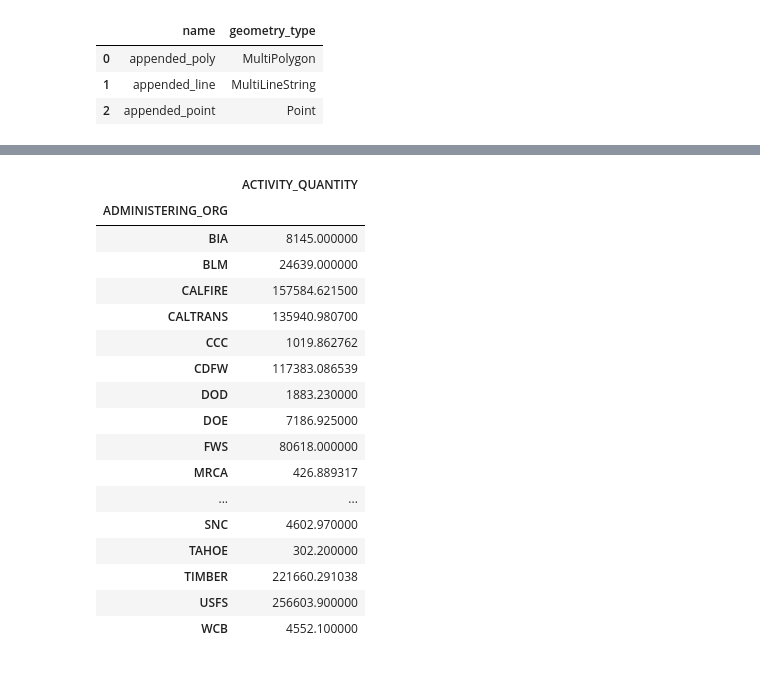
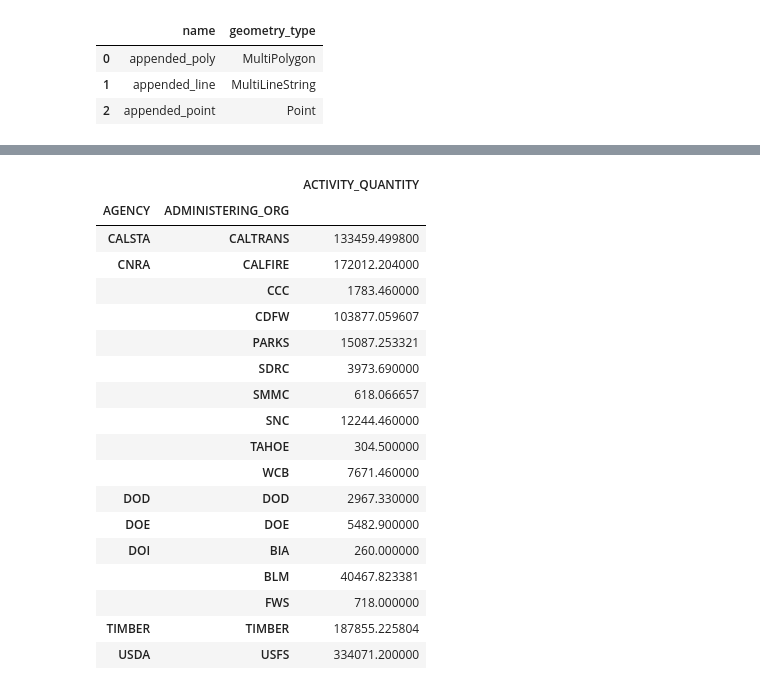
Before and after one commit to klinucsd/interagency-tracking-system, a Jupyter notebook: notebooks/Append.ipynb, the cells around one changed output, grey strips where cells are left out. Saved outputs shown, nothing was run; the diff lists cells and outputs as text; code cells hidden in the pictures.

```diff
--- a/notebooks/Append.ipynb
+++ b/notebooks/Append.ipynb
@@ -319,2 +348,2 @@ D:\WORK\wildfire\Interagency-Tracking-System\its\ITSGDB_backup\tmp\reports.gdb
 # %%
-activity_report_gdf = gpd.read_file(report_path, driver='OpenFileGDB', layer='activity_report20250609')
+#activity_report_gdf = gpd.read_file(report_path, driver='OpenFileGDB', layer='activity_report20250714')
@@ -321,21 +387,22 @@ activity_report_gdf = gpd.read_file(report_path, driver='OpenFileGDB', layer='ac
 # %%
-activity_report_gdf[activity_report_gdf.Year_txt == '2023'].groupby(['ADMINISTERING_ORG']).sum('ACTIVITY_QUANTITY')
+activity_report_gdf[activity_report_gdf.Year_txt == '2024'].groupby(['AGENCY', 'ADMINISTERING_ORG']).sum('ACTIVITY_QUANTITY')
 # %% [output]
-|  | ACTIVITY_QUANTITY |
-| ADMINISTERING_ORG |  |
-| BIA | 8145.000000 |
-| BLM | 24639.000000 |
-| CALFIRE | 157584.621500 |
-| CALTRANS | 135940.980700 |
-| CCC | 1019.862762 |
-| CDFW | 117383.086539 |
-| DOD | 1883.230000 |
-| DOE | 7186.925000 |
-| FWS | 80618.000000 |
-| MRCA | 426.889317 |
-| ... | ... |
-| SNC | 4602.970000 |
-| TAHOE | 302.200000 |
-| TIMBER | 221660.291038 |
-| USFS | 256603.900000 |
-| WCB | 4552.100000 |
+|  |  | ACTIVITY_QUANTITY |
+| AGENCY | ADMINISTERING_ORG |  |
+| CALSTA | CALTRANS | 133459.499800 |
+| CNRA | CALFIRE | 172012.204000 |
+|  | CCC | 1783.460000 |
+|  | CDFW | 103877.059607 |
+|  | PARKS | 15087.253321 |
+|  | SDRC | 3973.690000 |
+|  | SMMC | 618.066657 |
+|  | SNC | 12244.460000 |
+|  | TAHOE | 304.500000 |
+|  | WCB | 7671.460000 |
+| DOD | DOD | 2967.330000 |
+| DOE | DOE | 5482.900000 |
+| DOI | BIA | 260.000000 |
+|  | BLM | 40467.823381 |
+|  | FWS | 718.000000 |
+| TIMBER | TIMBER | 187855.225804 |
+| USDA | USFS | 334071.200000 |
```
Also changed, not shown: parts of 37 cells of this notebook, 15 other files.
